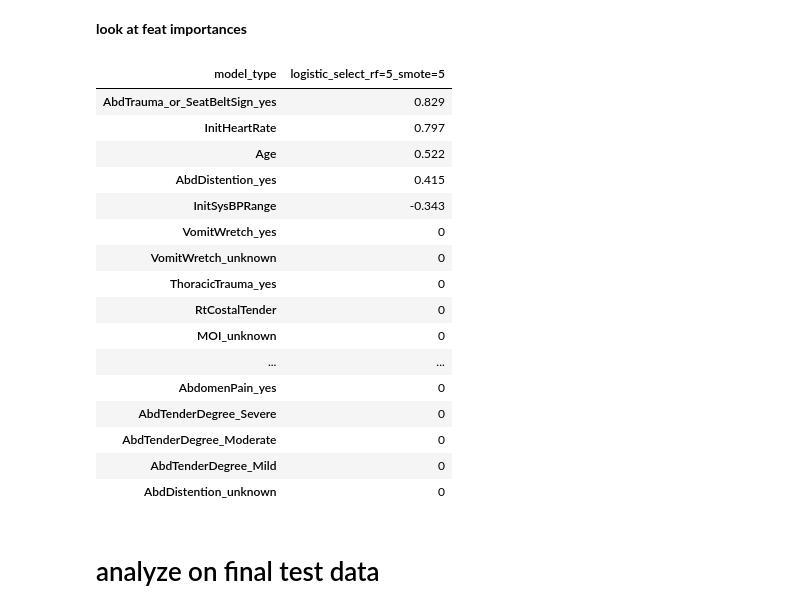
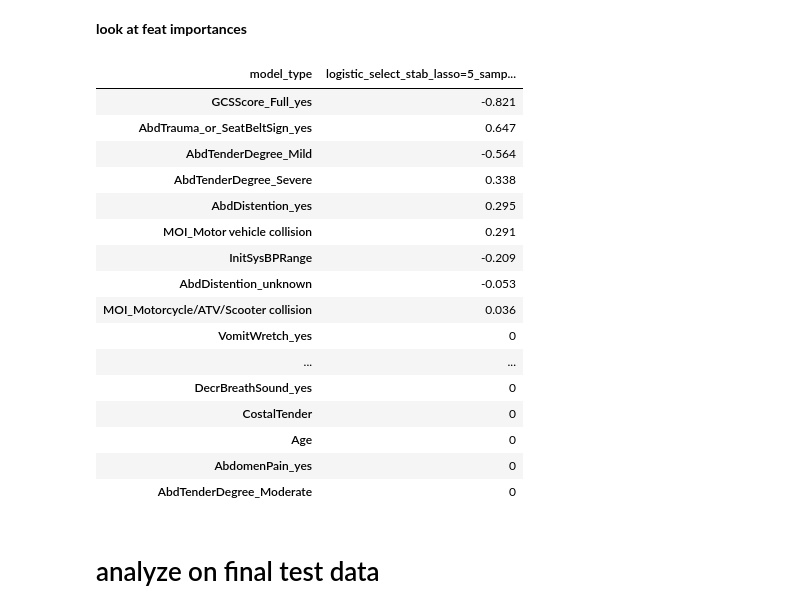
Before and after one commit to csinva/iai-clinical-decision-rule, a Jupyter notebook: 04_analyze.ipynb, the cells around one changed output. Drawn from its saved outputs; the diff is of its cells as text; code cells hidden in the pictures.

Commit message:
fix abd tender degree

```diff
--- a/04_analyze.ipynb
+++ b/04_analyze.ipynb
@@ -103,7 +107,7 @@ r.style.background_gradient(cmap='viridis', axis=0) # columns differently colore
 **look at feat importances**
 # %%
 r = results
-best_model = 'logistic_select_rf=5_smote=5'
+best_model = 'logistic_select_stab_lasso=5_sample_weights=100' #logistic_select_rf=5_smote=5'
 # print(r.keys())
 # r.style.apply(viz.highlight_max, subset=[k for k in r if not 'std' in k])
 r = r.sort_values('balanced_accuracy', ascending=False)
@@ -119,50 +123,50 @@ r = r[keys].rename(columns=keys_remapped)
 r = r[r.index.str.contains(best_model)]
 
 r = r[[k for k in r if not 'std' in k]]
 
 
 def rank(r):
     '''Rank feature importances appropriately
     '''
     r = r.abs()
     r = r.rank(axis=1, ascending=False, method='min')
     return r
 #
 # r = rank(r)
 r = r.reindex(r.mean().sort_values(ascending=True).index, axis=1) # sort cols by mean rank
 idxs = r.index
 # r.insert(0, 'balanced_acc', results.loc[idxs]['balanced_accuracy'])
 # r = r.sort_values('balanced_acc', ascending=False)
 # subset = list(r.keys())
 # subset.remove('balanced_acc')
 # r.to_html('table.html')
 # r = r.fillna(0).style.background_gradient(cmap='viridis_r', axis=1) #, subset=subset) # rows differently colored
 
 
 r = r.transpose()
 r = r.reindex(r[best_model].abs().sort_values(ascending=False).index) # sort by abs value
 # r = r.sort_values(by='logistic_20_ros=1')
 r = r.fillna(0).style.background_gradient(cmap=cm) #, axis=0) #, subset=subset) # rows differently colored
 # r = background_gradient(r)
 r
 # %% [output]
-| model_type | logistic_select_rf=5_smote=5 |
-| AbdTrauma_or_SeatBeltSign_yes | 0.829 |
-| InitHeartRate | 0.797 |
-| Age | 0.522 |
-| AbdDistention_yes | 0.415 |
-| InitSysBPRange | -0.343 |
+| model_type | logistic_select_stab_lasso=5_samp... |
+| GCSScore_Full_yes | -0.821 |
+| AbdTrauma_or_SeatBeltSign_yes | 0.647 |
+| AbdTenderDegree_Mild | -0.564 |
+| AbdTenderDegree_Severe | 0.338 |
+| AbdDistention_yes | 0.295 |
+| MOI_Motor vehicle collision | 0.291 |
+| InitSysBPRange | -0.209 |
+| AbdDistention_unknown | -0.053 |
+| MOI_Motorcycle/ATV/Scooter collision | 0.036 |
 | VomitWretch_yes | 0 |
-| VomitWretch_unknown | 0 |
-| ThoracicTrauma_yes | 0 |
-| RtCostalTender | 0 |
-| MOI_unknown | 0 |
 | ... | ... |
+| DecrBreathSound_yes | 0 |
+| CostalTender | 0 |
+| Age | 0 |
 | AbdomenPain_yes | 0 |
-| AbdTenderDegree_Severe | 0 |
 | AbdTenderDegree_Moderate | 0 |
-| AbdTenderDegree_Mild | 0 |
-| AbdDistention_unknown | 0 |
 # %% [markdown]
 # analyze on final test data
 # %%
```
Also changed, not shown: parts of 2 cells of this notebook, 4 other files.
